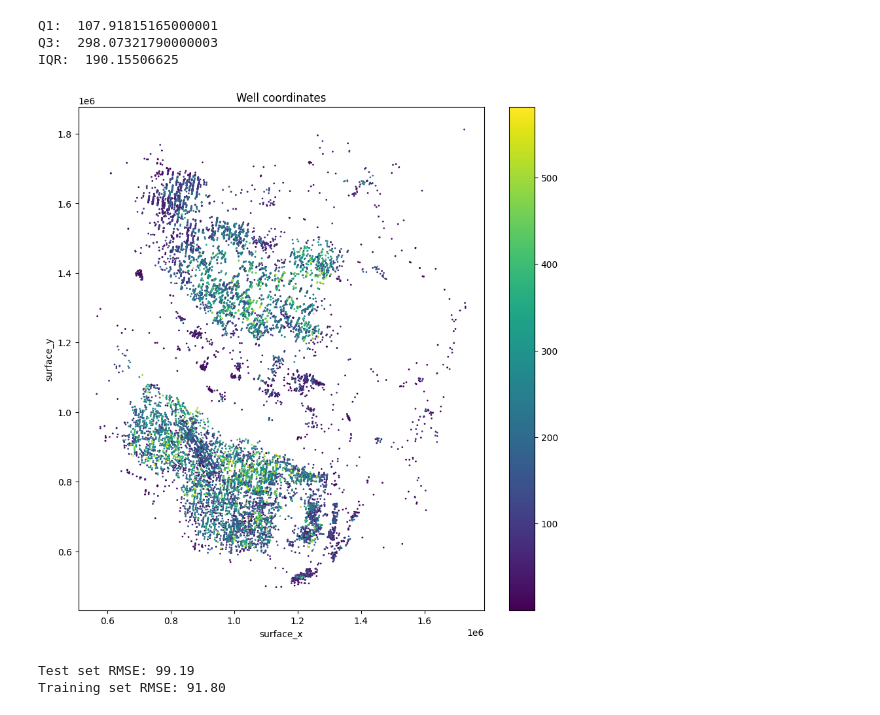
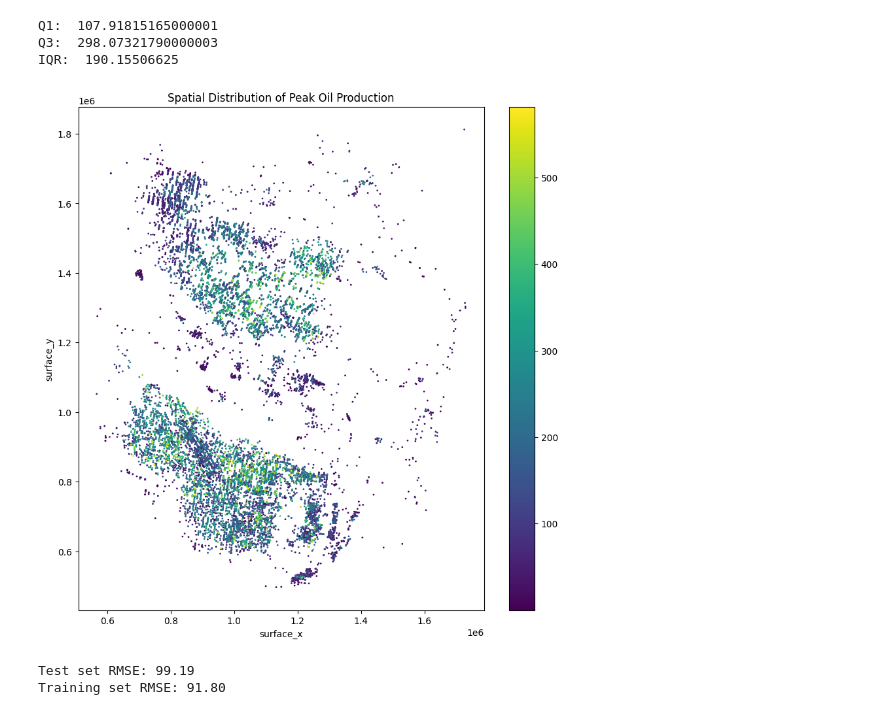
Before and after one commit to ajholzbach/Datathon_2024, a Jupyter notebook: v2_chevron.ipynb, the cells around one changed output. Saved outputs shown, nothing was run; the diff lists cells and outputs as text; code cells hidden in the pictures.

```diff
--- a/v2_chevron.ipynb
+++ b/v2_chevron.ipynb
@@ -84,14 +85,14 @@ X_train, X_test, y_train, y_test = train_test_split(X, y, test_size=0.2, random_
 # %%
 # Plot the well coordinates "surface_x" and "surface_y"
 plt.figure(figsize=(10, 10))
 plt.scatter(training_data['horizontal_toe_x'], training_data['horizontal_toe_y'], c=training_data['OilPeakRate'], s=1)
 plt.colorbar()
 plt.xlabel('surface_x')
 plt.ylabel('surface_y')
-plt.title('Well coordinates')
+plt.title('Spatial Distribution of Peak Oil Production')
 plt.show()
 # %% [output]
-[figure, old version]
+[figure, new version]
 # %%
 # Instantiate the KNN model for just surface_x and surface_y
 X_s = X[['surface_x', 'surface_y']]
```
Also changed, not shown: parts of 2 cells of this notebook, 11 other files.
